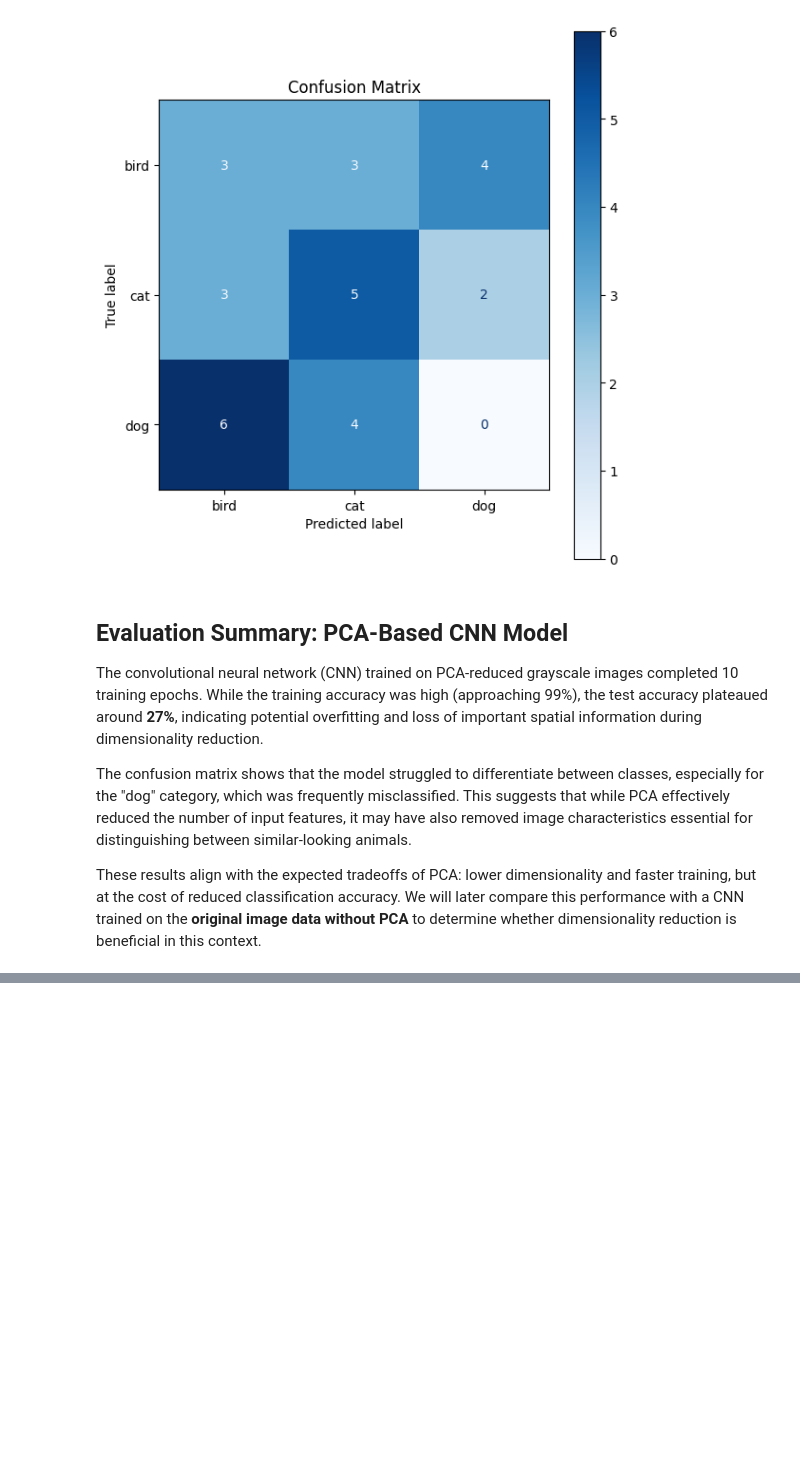
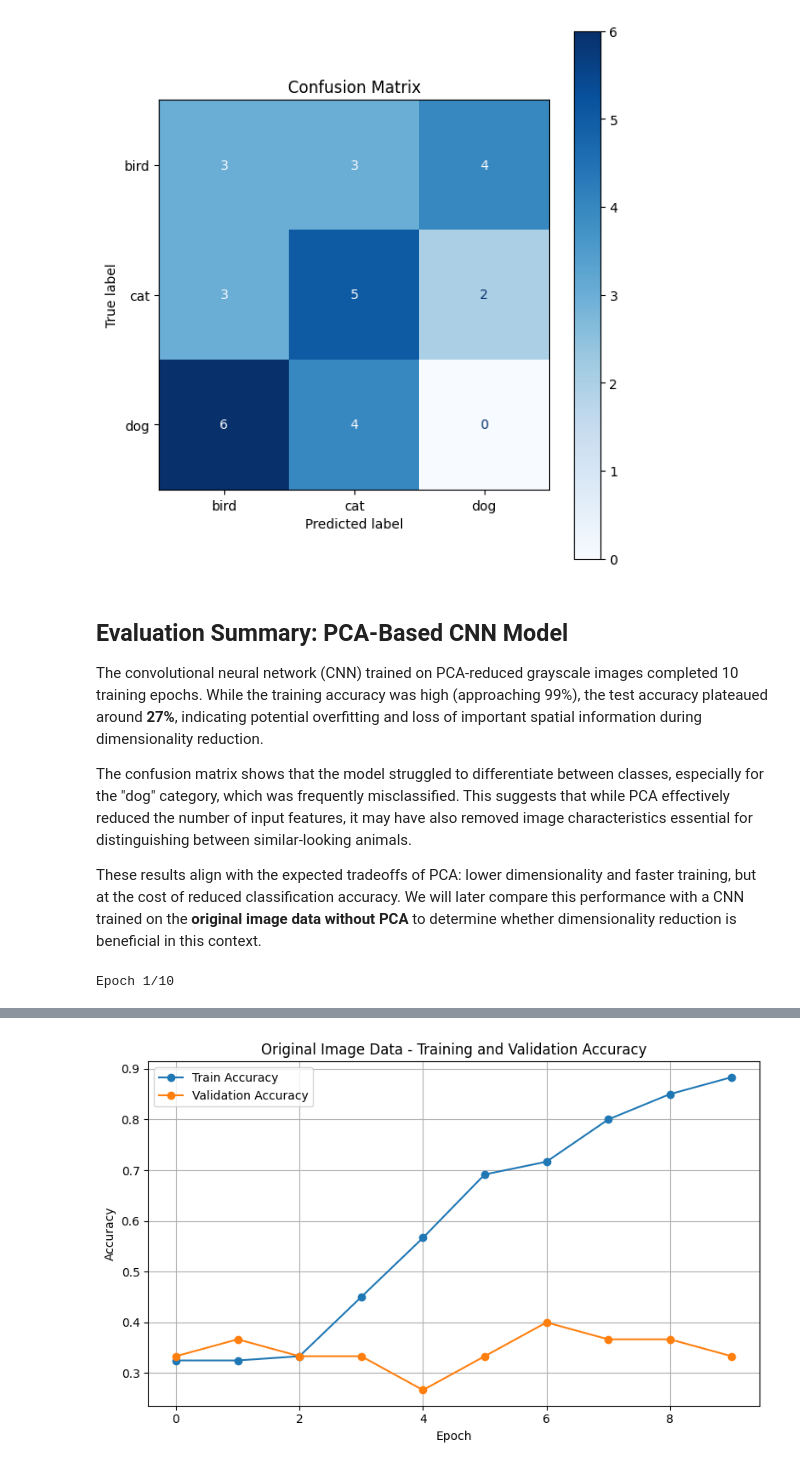
Before and after one commit to janmcconnellCityU/DS510_Team_Project, a Jupyter notebook: ds510_cnn_pca_team_project.ipynb, the cells around one changed output, grey strips where cells are left out. Saved outputs shown, nothing was run; the diff lists cells and outputs as text; code cells hidden in the pictures; blank space fills up the shorter version.

```diff
--- a/ds510_cnn_pca_team_project.ipynb
+++ b/ds510_cnn_pca_team_project.ipynb
@@ -299,3 +299,68 @@ The convolutional neural network (CNN) trained on PCA-reduced grayscale images c
 The confusion matrix shows that the model struggled to differentiate between classes, especially for the "dog" category, which was frequently misclassified. This suggests that while PCA effectively reduced the number of input features, it may have also removed image characteristics essential for distinguishing between similar-looking animals.
 
 These results align with the expected tradeoffs of PCA: lower dimensionality and faster training, but at the cost of reduced classification accuracy. We will later compare this performance with a CNN trained on the **original image data without PCA** to determine whether dimensionality reduction is beneficial in this context.
+# %%
+# Import required libraries
+import tensorflow as tf
+from tensorflow.keras import layers, models
+import matplotlib.pyplot as plt
+
+# Step 1: Reshape grayscale images to match CNN input requirements
+# Shape: (samples, height, width, channels) = (N, 64, 64, 1)
+X_orig_train = X_train.reshape(-1, 64, 64, 1)
+X_orig_test = X_test.reshape(-1, 64, 64, 1)
+
+# Step 2: Normalize pixel values to range [0, 1]
+X_orig_train = X_orig_train / 255.0
+X_orig_test = X_orig_test / 255.0
+
+# Step 3: One-hot encode the labels (for categorical classification)
+y_orig_train_cat = tf.keras.utils.to_categorical(y_train, num_classes=3)
+y_orig_test_cat = tf.keras.utils.to_categorical(y_test, num_classes=3)
+
+# Step 4: Define a simple CNN architecture using original image data
+model_orig = models.Sequential([
+    layers.Conv2D(32, (3, 3), activation='relu', input_shape=(64, 64, 1)),
+    layers.MaxPooling2D((2, 2)),
+    layers.Conv2D(64, (3, 3), activation='relu'),
+    layers.MaxPooling2D((2, 2)),
+    layers.Flatten(),
+    layers.Dense(64, activation='relu'),
+    layers.Dense(3, activation='softmax')  # Output layer for 3 classes
+])
+
+# Step 5: Compile the model
+model_orig.compile(optimizer='adam',
+                   loss='categorical_crossentropy',
+                   metrics=['accuracy'])
+
+# Step 6: Train the model using the original image data
+history_orig = model_orig.fit(
+    X_orig_train, y_orig_train_cat,
+    epochs=10,
+    batch_size=8,
+    validation_data=(X_orig_test, y_orig_test_cat)
+)
+
+# Step 7: Evaluate the model on the test set
+test_loss_orig, test_acc_orig = model_orig.evaluate(X_orig_test, y_orig_test_cat)
+print(f"\nTest accuracy (original image data): {test_acc_orig:.2f}")
+
+# Step 8: Plot and save training vs. validation accuracy
+plt.figure(figsize=(8, 5))
+plt.plot(history_orig.history['accuracy'], label='Train Accuracy', marker='o')
+plt.plot(history_orig.history['val_accuracy'], label='Validation Accuracy', marker='o')
+plt.title('Original Image Data - Training and Validation Accuracy')
+plt.xlabel('Epoch')
+plt.ylabel('Accuracy')
+plt.legend()
+plt.grid(True)
+plt.tight_layout()
+
+# Save the plot
+plot_path_orig = "visualizations/cnn_accuracy_original_data.png"
+plt.savefig(plot_path_orig)
+print(f"Plot saved to {plot_path_orig}")
+plt.show()
+# %% [output]
+Epoch 1/10
@@ -301,0 +384 @@ These results align with the expected tradeoffs of PCA: lower dimensionality and
+[figure, added]
```
Also changed, not shown: parts of 3 cells of this notebook, 2 other files.
